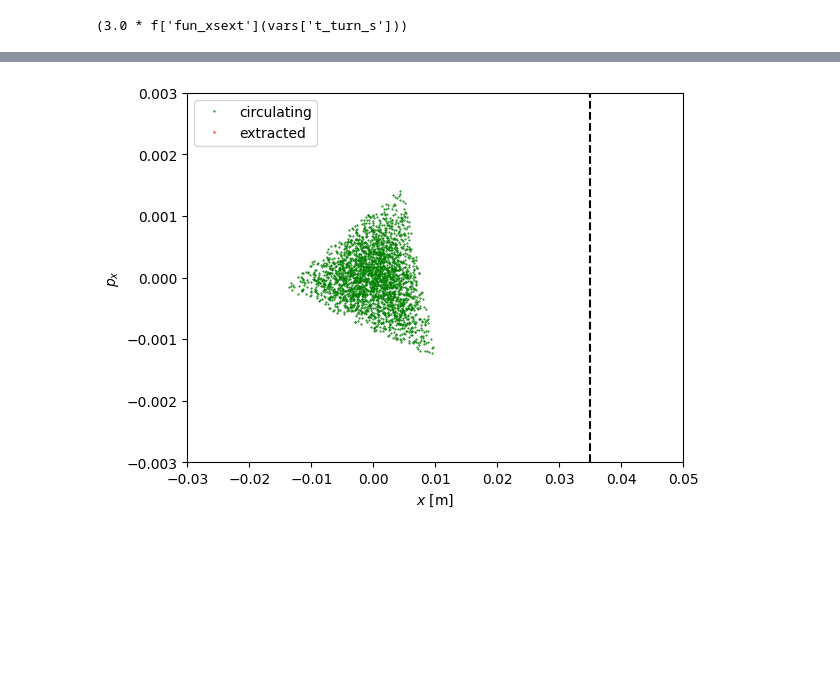
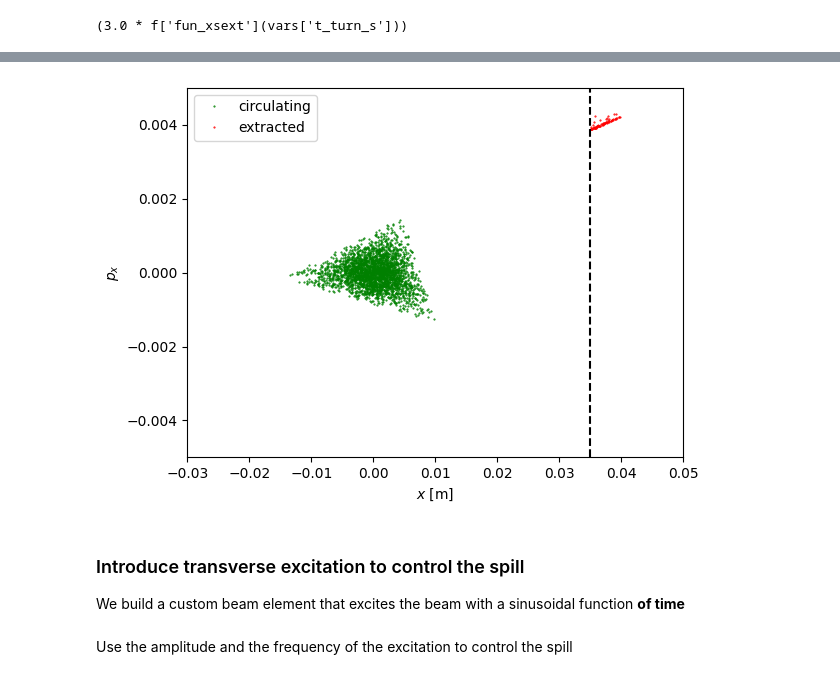
Before and after one commit to xsuite/tutorial_cern_seminar, a Jupyter notebook: notebook_06b_mixed_beams_slow_extraction.ipynb, the cells around one changed output, grey strips where cells are left out. Drawn from its saved outputs; the diff is of its cells as text; code cells hidden in the pictures; blank space fills up the shorter version.

Commit message:
We have a spill (1 species)

```diff
--- a/notebook_06b_mixed_beams_slow_extraction.ipynb
+++ b/notebook_06b_mixed_beams_slow_extraction.ipynb
@@ -112,7 +113,7 @@ particles = line.build_particles(
     zeta=zeta,
     method='4d',
     weight=beam_intensity / num_particles,
-    nemitt_x=1.5e-6, nemitt_y=1e-6,
+    nemitt_x=1.e-6, nemitt_y=1e-6,
 )
 
 # save initial state
@@ -171,15 +168,18 @@ Text(0, 0.5, 'Intensity [$p^+$]')
 # %%
 plt.figure()
 mask_alive = particles.state>0
 mask_lost = ~mask_alive
 plt.plot(particles.x[mask_alive], particles.px[mask_alive],
          '.', markersize=1, color='green', label='circulating')
 plt.plot(particles.x[mask_lost], particles.px[mask_lost],
          '.', markersize=1, color='red', label='extracted')
 plt.xlabel('$x$ [m]'); plt.ylabel('$p_x$')
 plt.axvline(x=line['septum_aperture'].max_x, color='k', ls='--')
-plt.xlim(-0.03, 0.05); plt.ylim(-3e-3, 3e-3)
+plt.xlim(-0.03, 0.05); plt.ylim(-5e-3, 5e-3)
 plt.legend()
 plt.show()
 # %% [output]
-[figure, old version]
+[figure, new version]
+# %% [markdown]
+### Introduce transverse excitation to control the spill
+We build a custom beam element that excites the beam with a sinusoidal function **of time**
@@ -185,0 +206,2 @@ plt.show()
+# %% [markdown]
+Use the amplitude and the frequency of the excitation to control the spill
```
Also changed, not shown: parts of 9 cells of this notebook.
